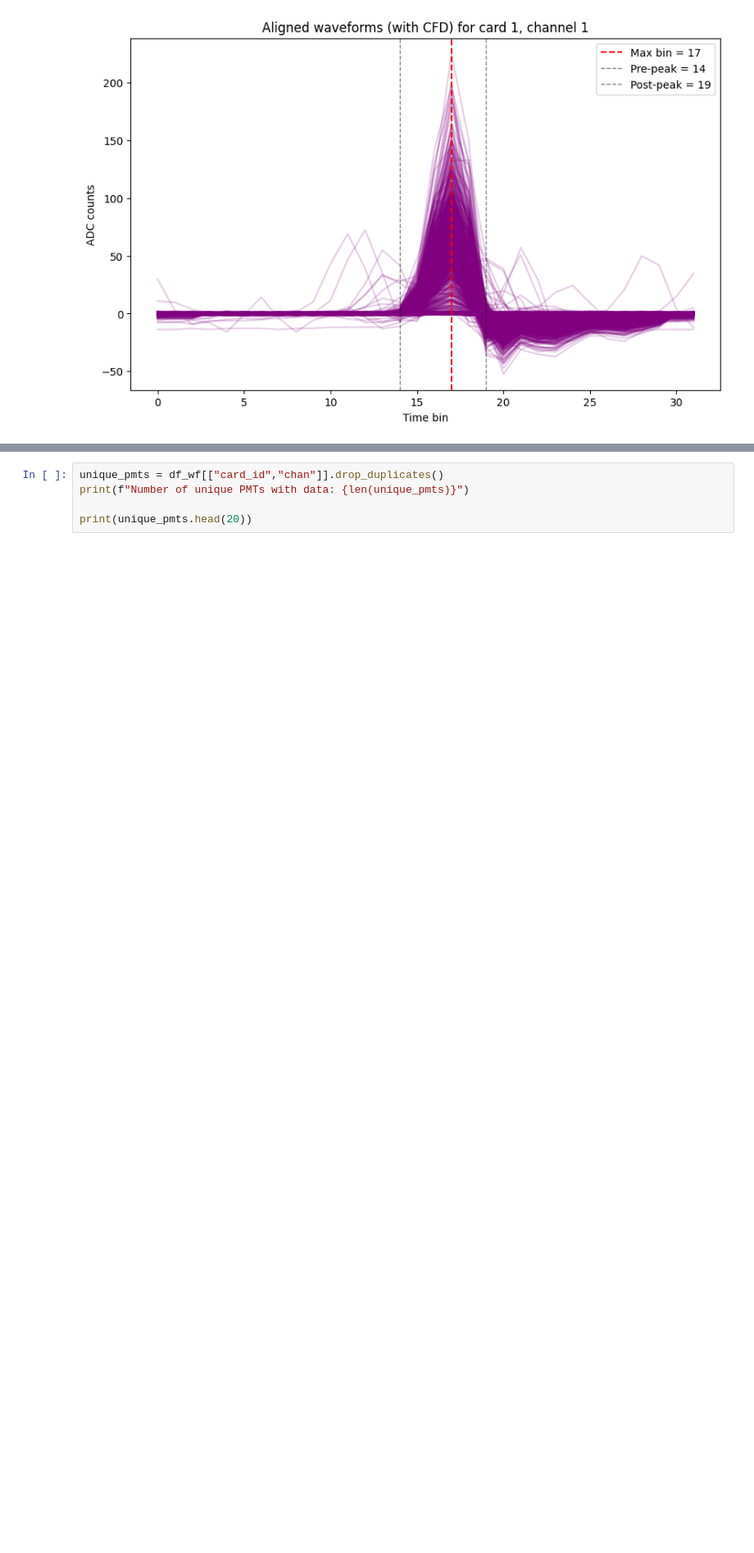
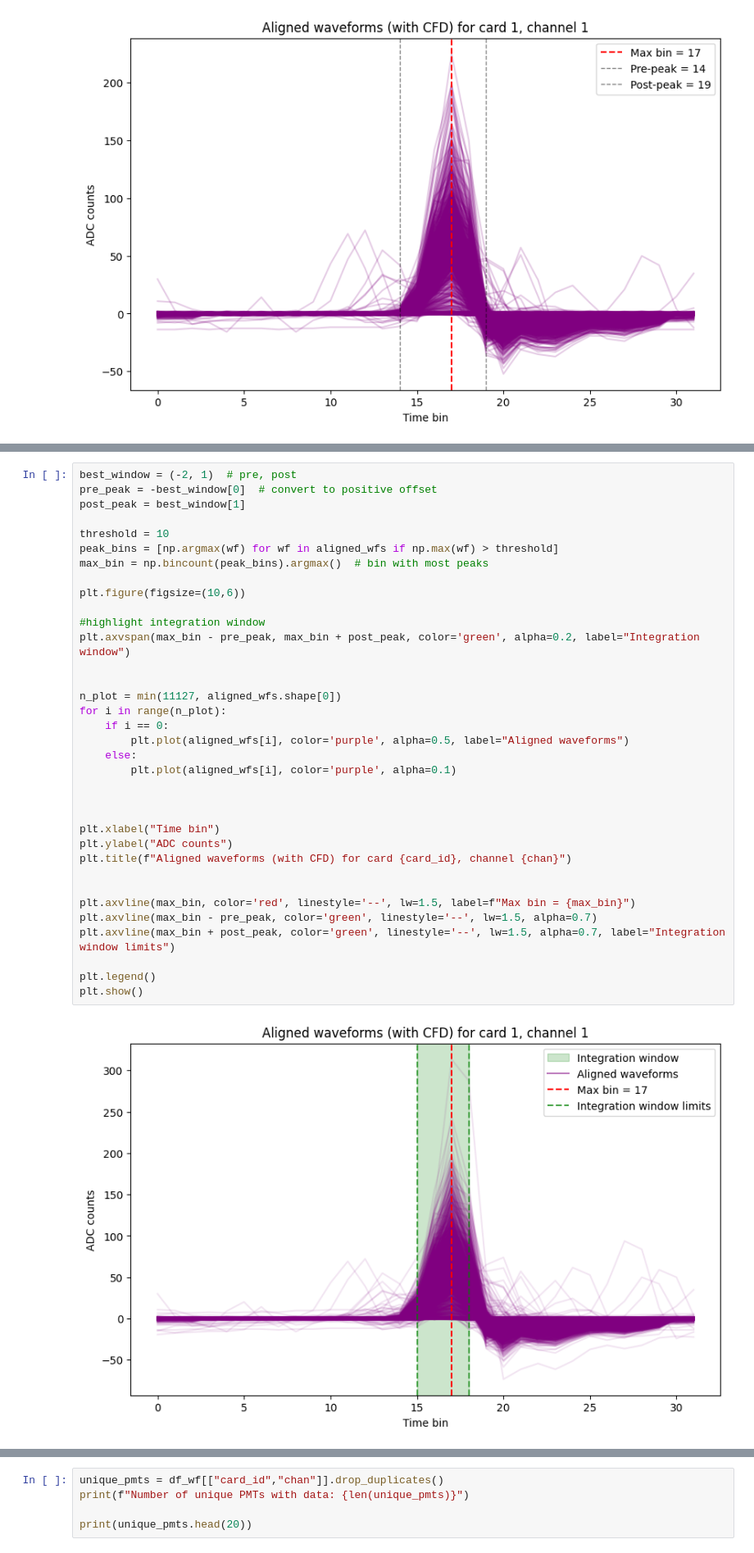
Before and after one commit to elenaramos44/WCTE_MC-Data_Validation_with_GAIN_Calibration, a Jupyter notebook: LED_calibration.ipynb, the cells around one changed output, grey strips where cells are left out. Shown at 82% size. Drawn from its saved outputs; the diff is of its cells as text; blank space fills up the shorter version.

```diff
--- a/LED_calibration.ipynb
+++ b/LED_calibration.ipynb
@@ -204,3 +375,40 @@ plt.show()
+# %%
+best_window = (-2, 1)  # pre, post
+pre_peak = -best_window[0]  # convert to positive offset
+post_peak = best_window[1]
+
+threshold = 10
+peak_bins = [np.argmax(wf) for wf in aligned_wfs if np.max(wf) > threshold]
+max_bin = np.bincount(peak_bins).argmax()  # bin with most peaks
+
+plt.figure(figsize=(10,6))
+
+#highlight integration window
+plt.axvspan(max_bin - pre_peak, max_bin + post_peak, color='green', alpha=0.2, label="Integration window")
+
+
+n_plot = min(11127, aligned_wfs.shape[0])
+for i in range(n_plot):
+    if i == 0:
+        plt.plot(aligned_wfs[i], color='purple', alpha=0.5, label="Aligned waveforms")
+    else:
+        plt.plot(aligned_wfs[i], color='purple', alpha=0.1)
+
+
+
+plt.xlabel("Time bin")
+plt.ylabel("ADC counts")
+plt.title(f"Aligned waveforms (with CFD) for card {card_id}, channel {chan}")
+
+
+plt.axvline(max_bin, color='red', linestyle='--', lw=1.5, label=f"Max bin = {max_bin}")
+plt.axvline(max_bin - pre_peak, color='green', linestyle='--', lw=1.5, alpha=0.7)
+plt.axvline(max_bin + post_peak, color='green', linestyle='--', lw=1.5, alpha=0.7, label="Integration window limits")
+
+plt.legend()
+plt.show()
+# %% [output]
+[figure, added]
 # %%
 # Baseline subtraction
 waveforms_bs = np.array([gu.baseline_subtract(wf) for wf in aligned_wfs])
```
Also changed, not shown: parts of 13 cells of this notebook, 6 other files.
